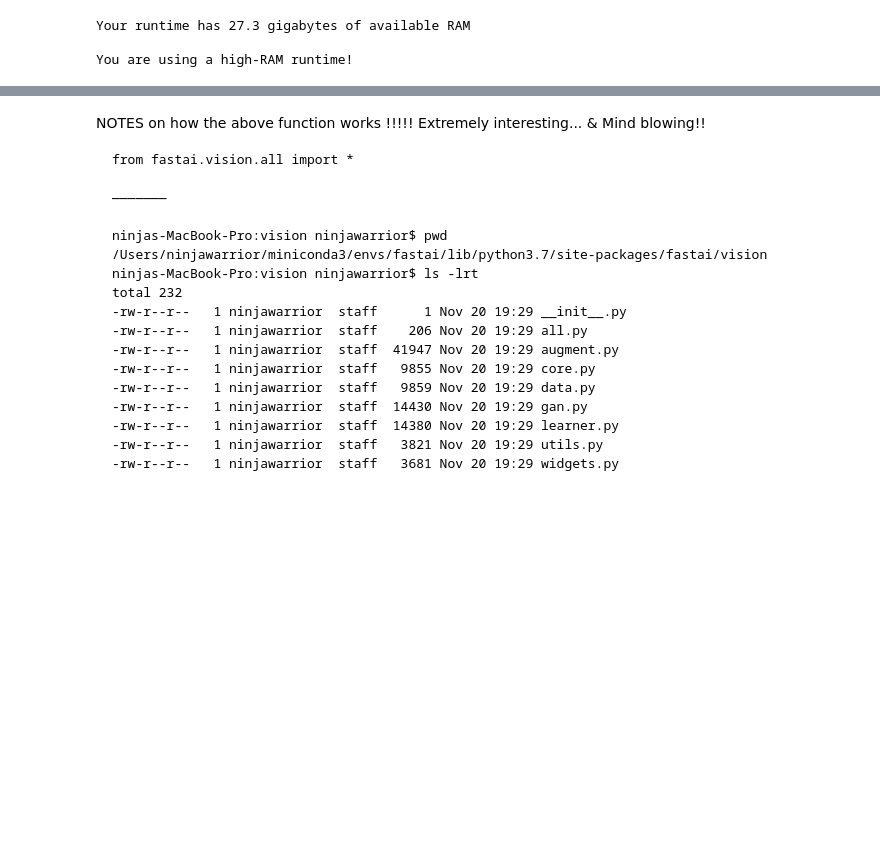
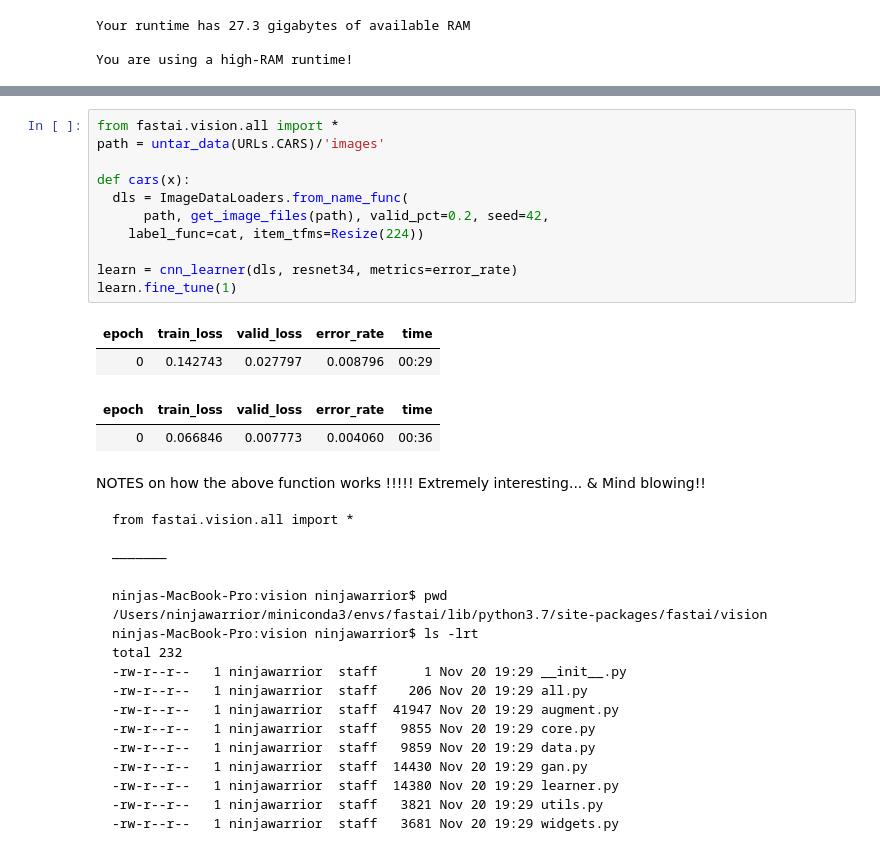
Before and after one commit to soloskyblueclouds/coding, a Jupyter notebook: Practical_Deep_Learning_for_Coders/trail_and_error_fastai_course/1. Intro_Fastai_Classification_of_dogs_cats.ipynb, the cells around one changed output, grey strips where cells are left out. Saved outputs shown, nothing was run; the diff lists cells and outputs as text; blank space fills up the shorter version.

```diff
--- a/Practical_Deep_Learning_for_Coders/trail_and_error_fastai_course/1. Intro_Fastai_Classification_of_dogs_cats.ipynb
+++ b/Practical_Deep_Learning_for_Coders/trail_and_error_fastai_course/1. Intro_Fastai_Classification_of_dogs_cats.ipynb
@@ -128,3 +143,19 @@ Downloading: "https://download.pytorch.org/models/resnet34-b627a593.pth" to /roo
+# %%
+from fastai.vision.all import *
+path = untar_data(URLs.CARS)/'images'
+
+def cars(x):
+  dls = ImageDataLoaders.from_name_func(
+      path, get_image_files(path), valid_pct=0.2, seed=42,
+    label_func=cat, item_tfms=Resize(224))
+
+learn = cnn_learner(dls, resnet34, metrics=error_rate)
+learn.fine_tune(1)
+# %% [output]
+| epoch | train_loss | valid_loss | error_rate | time |
+| 0 | 0.142743 | 0.027797 | 0.008796 | 00:29 |
+| epoch | train_loss | valid_loss | error_rate | time |
+| 0 | 0.066846 | 0.007773 | 0.004060 | 00:36 |
 # %% [markdown]
 
 NOTES on how the above function works !!!!! Extremely interesting... & Mind blowing!!
```
Also changed, not shown: parts of 12 cells of this notebook, 7 other files.
